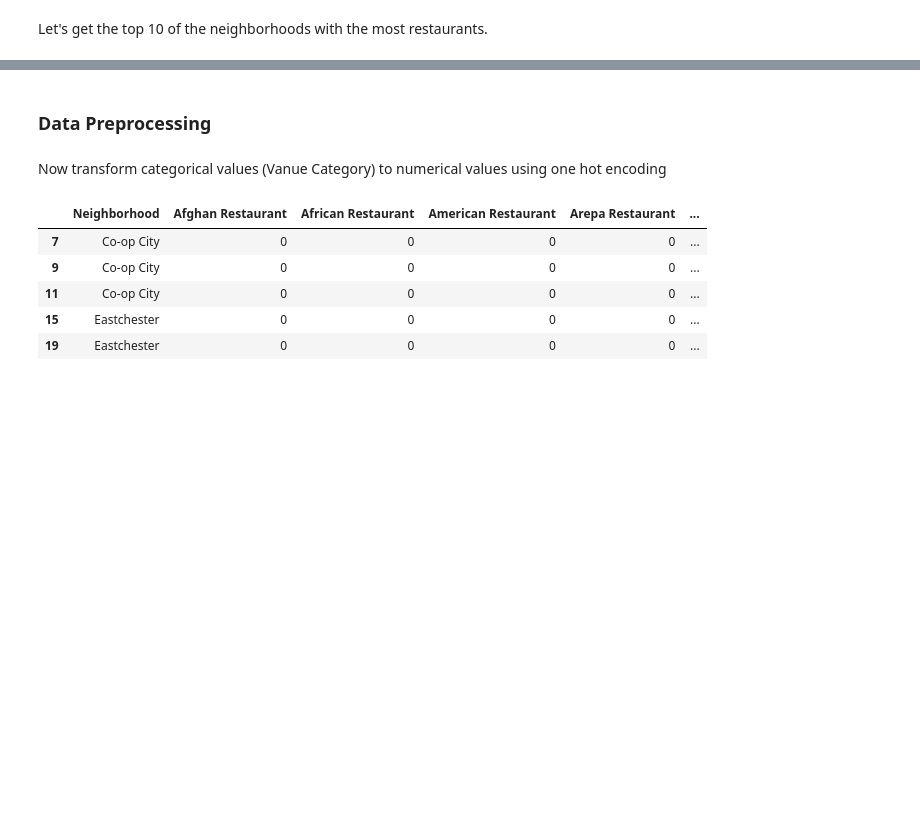
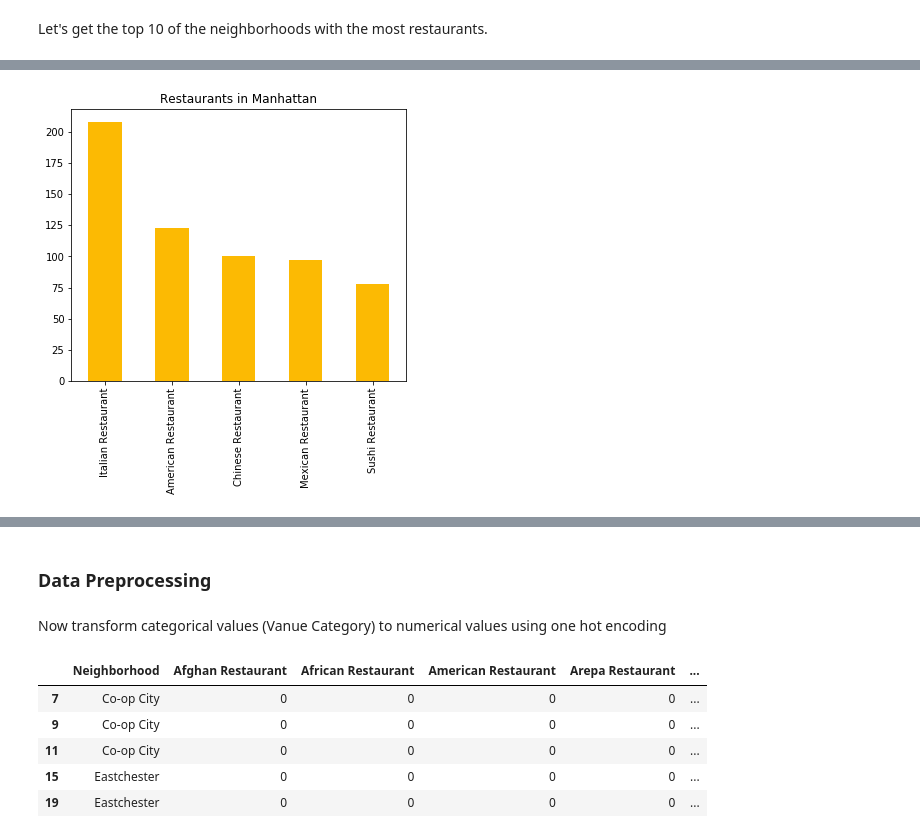
Before and after one commit to JoseAndresEscobar19/Coursera_Capstone, a Jupyter notebook: Applied Data Science Capstone Project.ipynb, the cells around one changed output, grey strips where cells are left out. Drawn from its saved outputs; the diff is of its cells as text; code cells hidden in the pictures; blank space fills up the shorter version.

```diff
--- a/Applied Data Science Capstone Project.ipynb
+++ b/Applied Data Science Capstone Project.ipynb
@@ -414,4 +418,10 @@ Sushi Restaurant        80
 Name: Venue Category, dtype: int64
+# %%
+top5gastronomiesMan.plot(kind='bar',figsize=(6,5),color="#fcba03")
+plt.title("Restaurants in Manhattan")
+plt.show()
+# %% [output]
+[figure, added]
 # %%
 top5gastronomiesBro=ny_restaurants[ny_restaurants['Borough']=="Brooklyn"]['Venue Category'].value_counts()[0:5]
 top5gastronomiesBro
```
Also changed, not shown: parts of 18 cells of this notebook.
